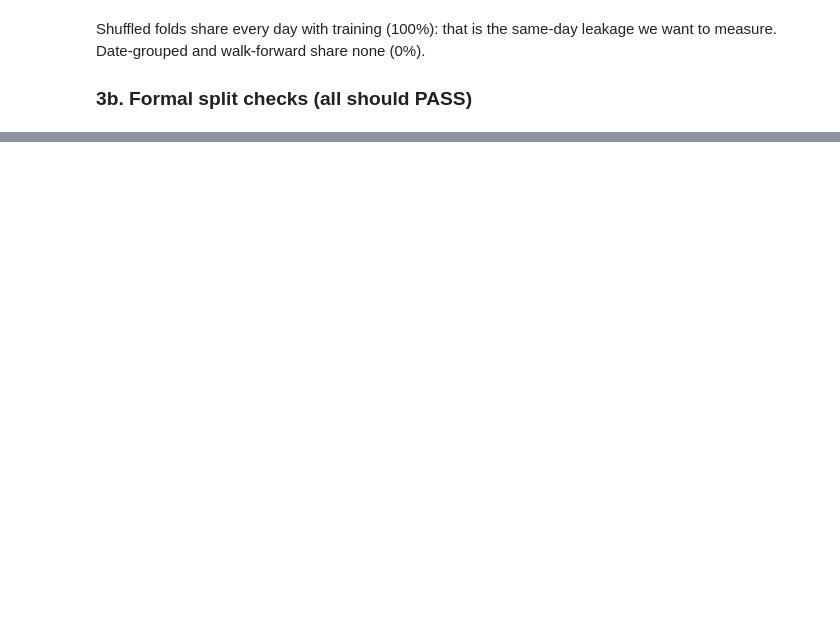
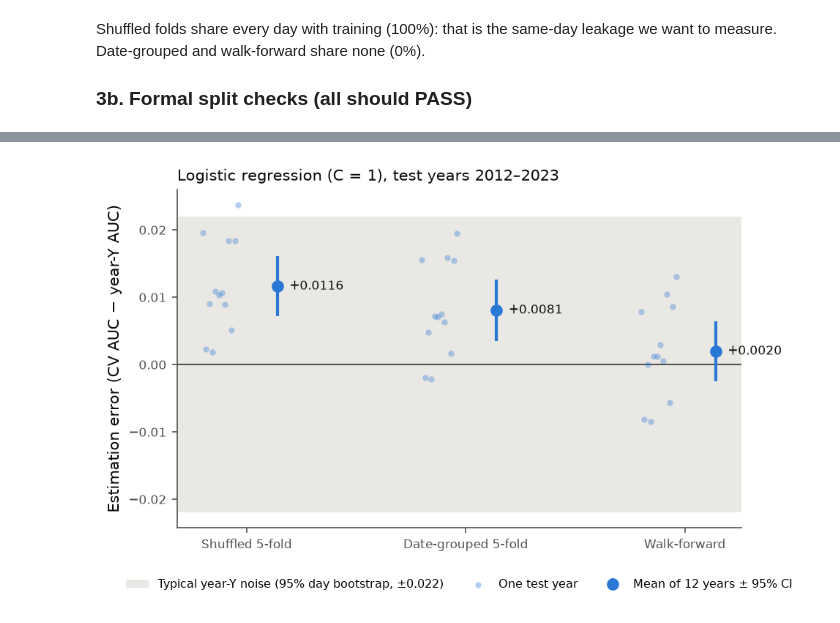
Before and after one commit to wjin2025/ese5420-finalpaper, a Jupyter notebook: analysis.ipynb, the cells around one changed output, grey strips where cells are left out. Saved outputs shown, nothing was run; the diff lists cells and outputs as text; code cells hidden in the pictures; blank space fills up the shorter version.

```diff
--- a/analysis.ipynb
+++ b/analysis.ipynb
@@ -212,0 +188,12 @@ pd.read_csv("results/main.csv")
+# %%
+import numpy as np
+from src.config import LR_FIXED_C, SCHEMES
+from src.models import logistic
+from src.evaluate import cv_auc, test_auc
+
+YEAR = 2018
+make = lambda: logistic(LR_FIXED_C)
+auc, lo, hi = test_auc(table, days, boot, YEAR, make)
+one_year = pd.DataFrame({s: {'cv_auc': cv_auc(table, days, YEAR, s, make)} for s in SCHEMES}).T.assign(test_auc=auc, test_lo=lo, test_hi=hi)
+one_year['error'] = one_year['cv_auc'] - one_year['test_auc']
+one_year.round(4)
@@ -212,0 +259,5 @@ pd.read_csv("results/main.csv")
+# %%
+from src.evaluate import run_years
+
+lr_results = run_years(table, days, boot, 'logistic', make)
+lr_results.pivot(index='year', columns='scheme', values='error')[list(SCHEMES)].round(4)
@@ -212,0 +312,5 @@ pd.read_csv("results/main.csv")
+# %%
+fig = key_figure(lr_results, 'Logistic regression (C = 1), test years 2012–2023',
+                 path='figures/key_figure_v1_logistic.png')
+# %% [output]
+[figure, added]
```
Also changed, not shown: parts of 20 cells of this notebook, 12 other files.
